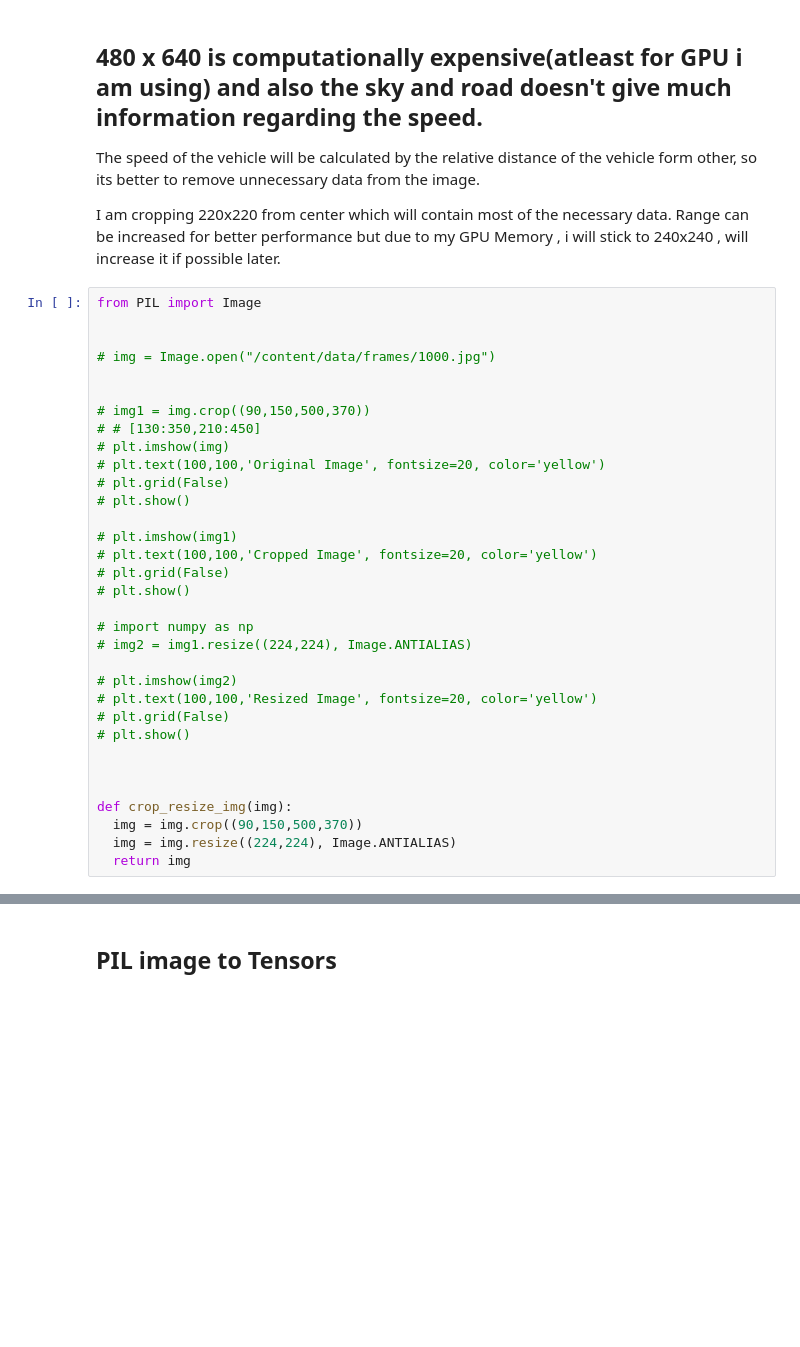
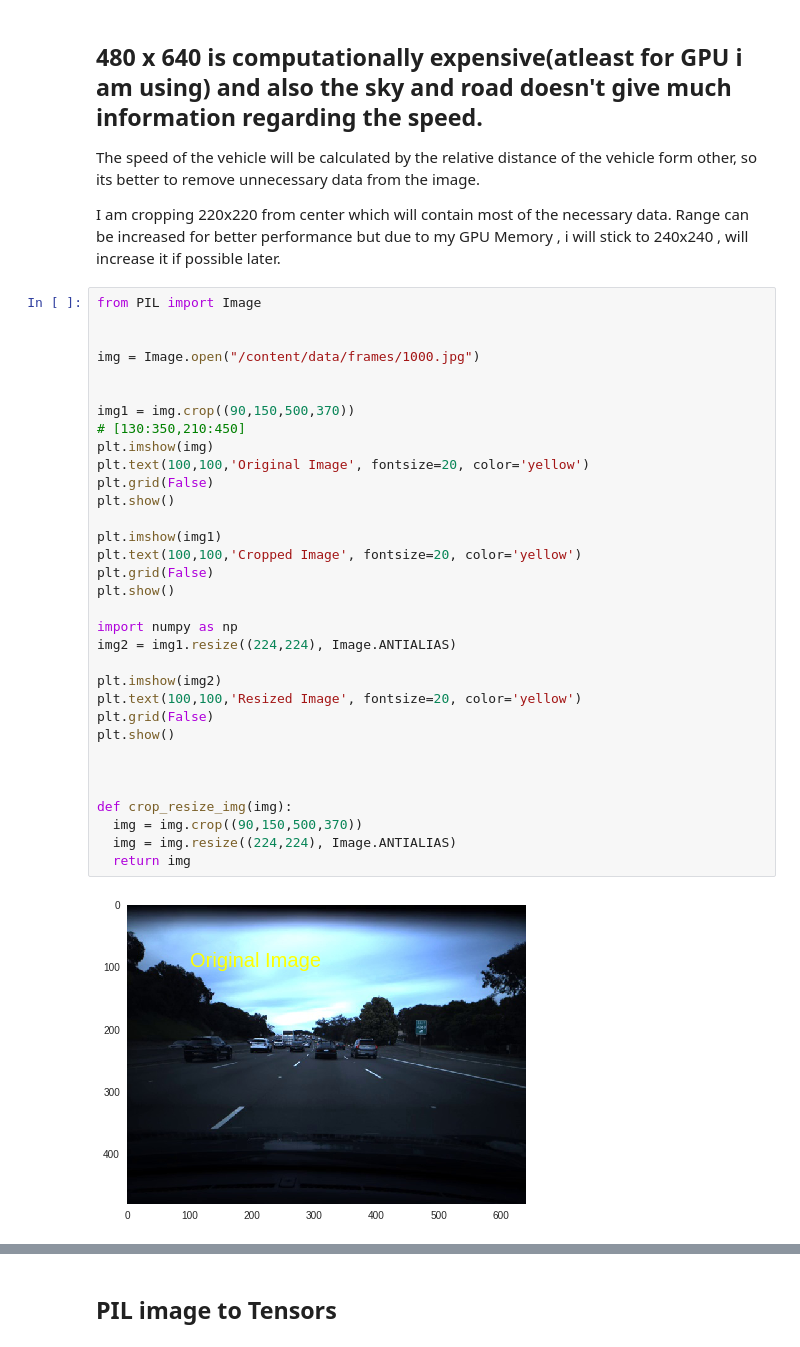
Before and after one commit to shangeth/Vehicle_Speed_Estimation, a Jupyter notebook: vehicle_speed_estimation.ipynb, the cells around one changed output, grey strips where cells are left out. Drawn from its saved outputs; the diff is of its cells as text; blank space fills up the shorter version.

```diff
--- a/vehicle_speed_estimation.ipynb
+++ b/vehicle_speed_estimation.ipynb
@@ -174,33 +147,35 @@ I am cropping 220x220 from center which will contain most of the necessary data.
 # %%
 from PIL import Image
 
 
-# img = Image.open("/content/data/frames/1000.jpg")
+img = Image.open("/content/data/frames/1000.jpg")
 
 
-# img1 = img.crop((90,150,500,370))
-# # [130:350,210:450]
-# plt.imshow(img)
-# plt.text(100,100,'Original Image', fontsize=20, color='yellow')
-# plt.grid(False)
-# plt.show()
+img1 = img.crop((90,150,500,370))
+# [130:350,210:450]
+plt.imshow(img)
+plt.text(100,100,'Original Image', fontsize=20, color='yellow')
+plt.grid(False)
+plt.show()
 
-# plt.imshow(img1)
-# plt.text(100,100,'Cropped Image', fontsize=20, color='yellow')
-# plt.grid(False)
-# plt.show()
+plt.imshow(img1)
+plt.text(100,100,'Cropped Image', fontsize=20, color='yellow')
+plt.grid(False)
+plt.show()
 
-# import numpy as np
-# img2 = img1.resize((224,224), Image.ANTIALIAS)
+import numpy as np
+img2 = img1.resize((224,224), Image.ANTIALIAS)
 
-# plt.imshow(img2)
-# plt.text(100,100,'Resized Image', fontsize=20, color='yellow')
-# plt.grid(False)
-# plt.show()
+plt.imshow(img2)
+plt.text(100,100,'Resized Image', fontsize=20, color='yellow')
+plt.grid(False)
+plt.show()
 
 
 
 def crop_resize_img(img):
   img = img.crop((90,150,500,370))
   img = img.resize((224,224), Image.ANTIALIAS)
   return img
+# %% [output]
+[figure, added]
```
Also changed, not shown: parts of 16 cells of this notebook.
